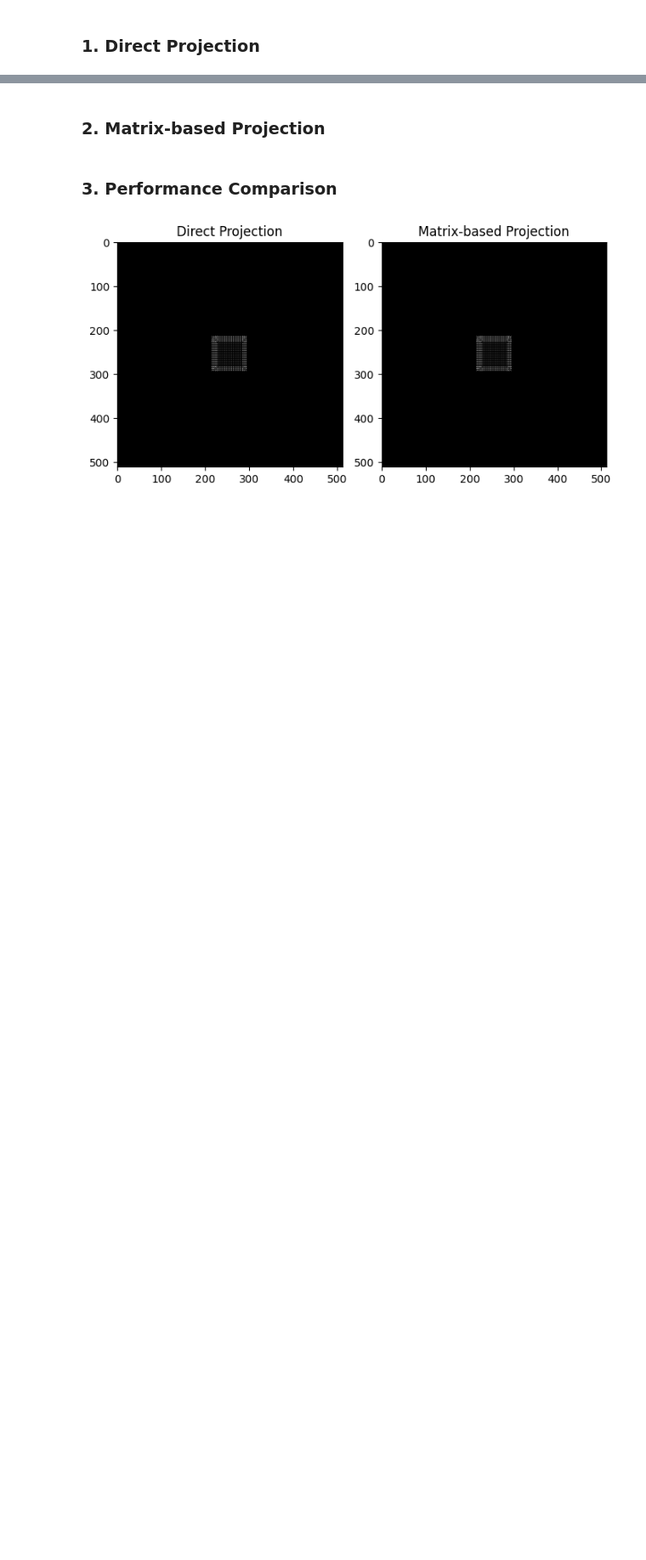
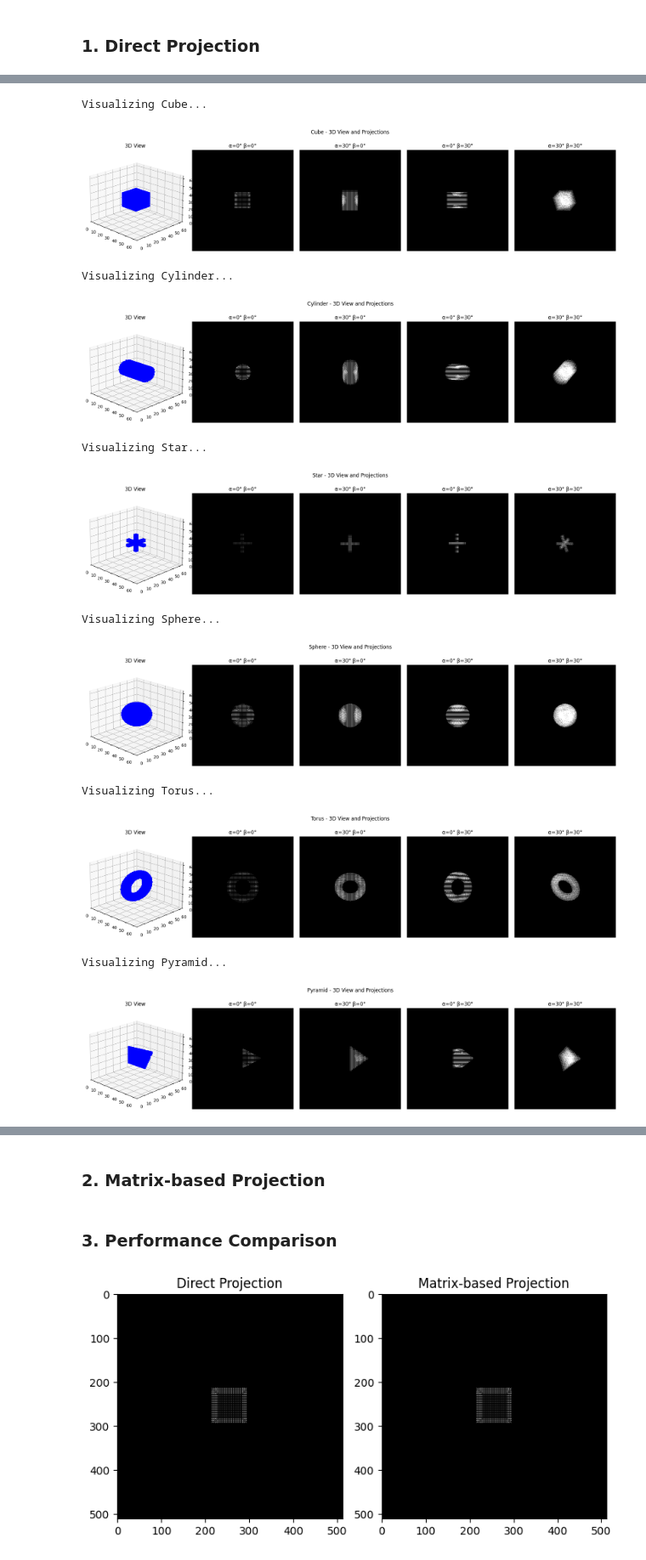
Before and after one commit to yilingu0094/CAG-3D-Reconstruction, a Jupyter notebook: Projection.ipynb, the cells around one changed output, grey strips where cells are left out. Shown: that part at 85% size. Saved outputs shown, nothing was run; the diff lists cells and outputs as text; code cells hidden in the pictures; blank space fills up the shorter version.

Commit message:
projection code updated

```diff
--- a/Projection.ipynb
+++ b/Projection.ipynb
@@ -172,0 +209,80 @@ plt.show()
+# %%
+def plot_3d_voxels(voxels, title):
+    """Visualize 3D voxels with consistent coordinate system"""
+    fig = plt.figure(figsize=(4, 4))
+    ax = fig.add_subplot(111, projection='3d')
+
+    coords = torch.nonzero(voxels).cpu().numpy()
+    if len(coords) > 0:
+        # Plot as (X, Z, Y) to match projection views
+        ax.scatter(coords[:, 2], coords[:, 0], coords[:, 1],
+                  color='blue', s=2, alpha=0.8, depthshade=True)
+
+    ax.set_xlabel('X (Horizontal)')
+    ax.set_ylabel('Z (Depth)')
+    ax.set_zlabel('Y (Vertical)')
+    ax.set_title(title, pad=10)
+    ax.set_xlim(0, voxels.shape[2])
+    ax.set_ylim(0, voxels.shape[0])
+    ax.set_zlim(0, voxels.shape[1])
+    ax.view_init(elev=20, azim=-45)  # Standard isometric view
+    plt.tight_layout()
+    plt.show()
+
+def visualize_all_objects(test_objects, projector):
+    """Visualize 3D objects and their X-ray projections"""
+    angles = [
+        (0, 0),          # Front view
+        (math.pi/6, 0),  # 30° X-rotation
+        (0, math.pi/6),  # 30° Y-rotation
+        (math.pi/6, math.pi/6)  # Combined rotation
+    ]
+
+    for obj_name, obj_volume in test_objects.items():
+        print(f"\nVisualizing {obj_name}...")
+
+        # Combined visualization
+        fig = plt.figure(figsize=(18, 4))
+        fig.suptitle(f'{obj_name} - 3D View and Projections', y=1.05)
+
+        # 3D View (subplot 1)
+        ax_3d = fig.add_subplot(1, 5, 1, projection='3d')
+        coords = torch.nonzero(obj_volume).cpu().numpy()
+        if len(coords) > 0:
+            ax_3d.scatter(coords[:, 2], coords[:, 0], coords[:, 1],
+                         color='blue', s=2, alpha=0.8)
+        ax_3d.set_title('3D View')
+        ax_3d.set_xlim(0, obj_volume.shape[2])
+        ax_3d.set_ylim(0, obj_volume.shape[0])
+        ax_3d.set_zlim(0, obj_volume.shape[1])
+        ax_3d.view_init(elev=20, azim=-45)
+
+        # Projections (subplots 2-5)
+        for i, (alpha, beta) in enumerate(angles):
+            ax = fig.add_subplot(1, 5, i+2)
+            proj_image = projector.project_volume(obj_volume, alpha, beta)
+            ax.imshow(proj_image.cpu().numpy(), cmap='gray')
+            ax.set_title(f'α={math.degrees(alpha):.0f}° β={math.degrees(beta):.0f}°')
+            ax.axis('off')
+
+        plt.tight_layout()
+        plt.show()
+
+# Initialize and run visualization
+volume_shape = (64, 64, 64)
+projector = XRayProjector(volume_shape, (512, 512), (0.5, 0.5), 500.0, 1000.0)
+test_objects = create_test_objects(volume_shape)
+visualize_all_objects(test_objects, projector)
+# %% [output]
+Visualizing Cube...
+[figure, added]
+Visualizing Cylinder...
+[figure, added]
+Visualizing Star...
+[figure, added]
+Visualizing Sphere...
+[figure, added]
+Visualizing Torus...
+[figure, added]
+Visualizing Pyramid...
+[figure, added]
```
Also changed, not shown: parts of 4 cells of this notebook.
